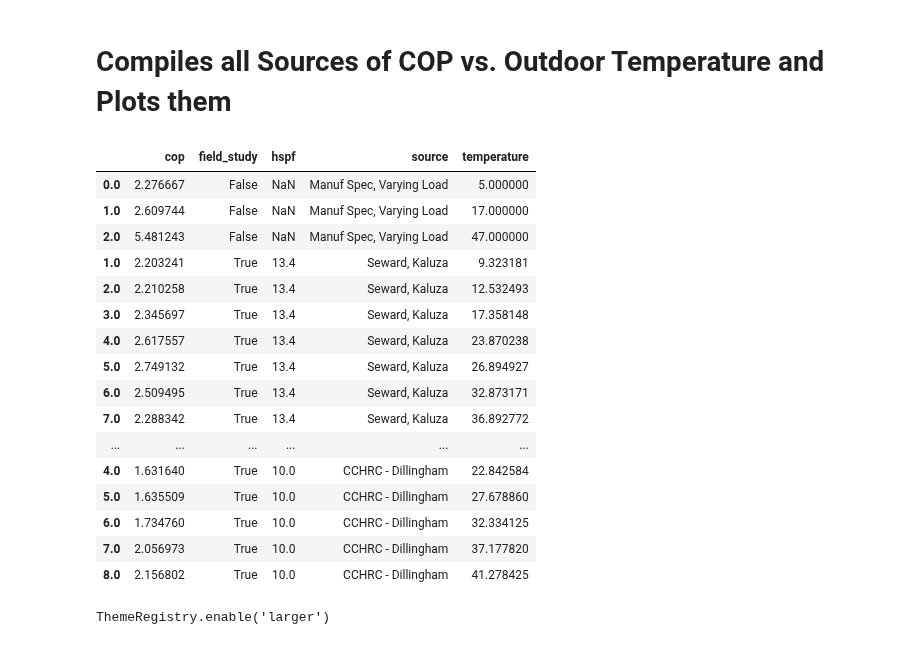
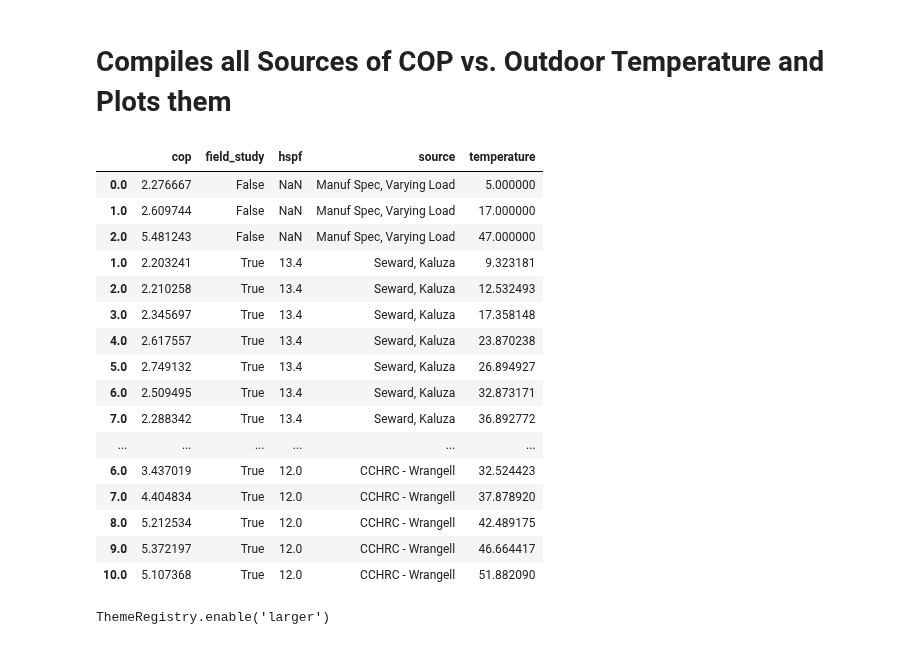
Before and after one commit to alanmitchell/heat-pump-study, a Jupyter notebook: general/cop_vs_temp.ipynb, the cells around one changed output. Saved outputs shown, nothing was run; the diff lists cells and outputs as text; code cells hidden in the pictures.

```diff
--- a/general/cop_vs_temp.ipynb
+++ b/general/cop_vs_temp.ipynb
@@ -8,37 +8,38 @@ import altair as alt
 # %%
 # File names of the pickled DataFrames containing the data
 files = (
     #'temp_cop_manuf_max.pkl',
     'temp_cop_manuf_varying.pkl',
     '../field_studies/kaluza/temp_cop_kaluza.pkl',
     '../field_studies/kaluza/temp_cop_kaluza_remote.pkl',
-    '../field_studies/cchrc_2015/temp_cop_cchrc_dillingham.pkl'
+    '../field_studies/cchrc_2015/temp_cop_cchrc_dillingham.pkl',
+    '../field_studies/cchrc_2015/temp_cop_cchrc_wrangell.pkl',
 )
 df = None
 for fn_pkl in files:
     if df is None:
         df = pd.read_pickle(fn_pkl)
     else:
         df = pd.concat([df, pd.read_pickle(fn_pkl)])
 df
 # %% [output]
 |  | cop | field_study | hspf | source | temperature |
 | 0.0 | 2.276667 | False | NaN | Manuf Spec, Varying Load | 5.000000 |
 | 1.0 | 2.609744 | False | NaN | Manuf Spec, Varying Load | 17.000000 |
 | 2.0 | 5.481243 | False | NaN | Manuf Spec, Varying Load | 47.000000 |
 | 1.0 | 2.203241 | True | 13.4 | Seward, Kaluza | 9.323181 |
 | 2.0 | 2.210258 | True | 13.4 | Seward, Kaluza | 12.532493 |
 | 3.0 | 2.345697 | True | 13.4 | Seward, Kaluza | 17.358148 |
 | 4.0 | 2.617557 | True | 13.4 | Seward, Kaluza | 23.870238 |
 | 5.0 | 2.749132 | True | 13.4 | Seward, Kaluza | 26.894927 |
 | 6.0 | 2.509495 | True | 13.4 | Seward, Kaluza | 32.873171 |
 | 7.0 | 2.288342 | True | 13.4 | Seward, Kaluza | 36.892772 |
 | ... | ... | ... | ... | ... | ... |
-| 4.0 | 1.631640 | True | 10.0 | CCHRC - Dillingham | 22.842584 |
-| 5.0 | 1.635509 | True | 10.0 | CCHRC - Dillingham | 27.678860 |
-| 6.0 | 1.734760 | True | 10.0 | CCHRC - Dillingham | 32.334125 |
-| 7.0 | 2.056973 | True | 10.0 | CCHRC - Dillingham | 37.177820 |
-| 8.0 | 2.156802 | True | 10.0 | CCHRC - Dillingham | 41.278425 |
+| 6.0 | 3.437019 | True | 12.0 | CCHRC - Wrangell | 32.524423 |
+| 7.0 | 4.404834 | True | 12.0 | CCHRC - Wrangell | 37.878920 |
+| 8.0 | 5.212534 | True | 12.0 | CCHRC - Wrangell | 42.489175 |
+| 9.0 | 5.372197 | True | 12.0 | CCHRC - Wrangell | 46.664417 |
+| 10.0 | 5.107368 | True | 12.0 | CCHRC - Wrangell | 51.882090 |
 # %%
 # define the theme by returning the dictionary of configurationsa
 def larger():
```
Also changed, not shown: parts of 1 cell of this notebook, 2 other files.
